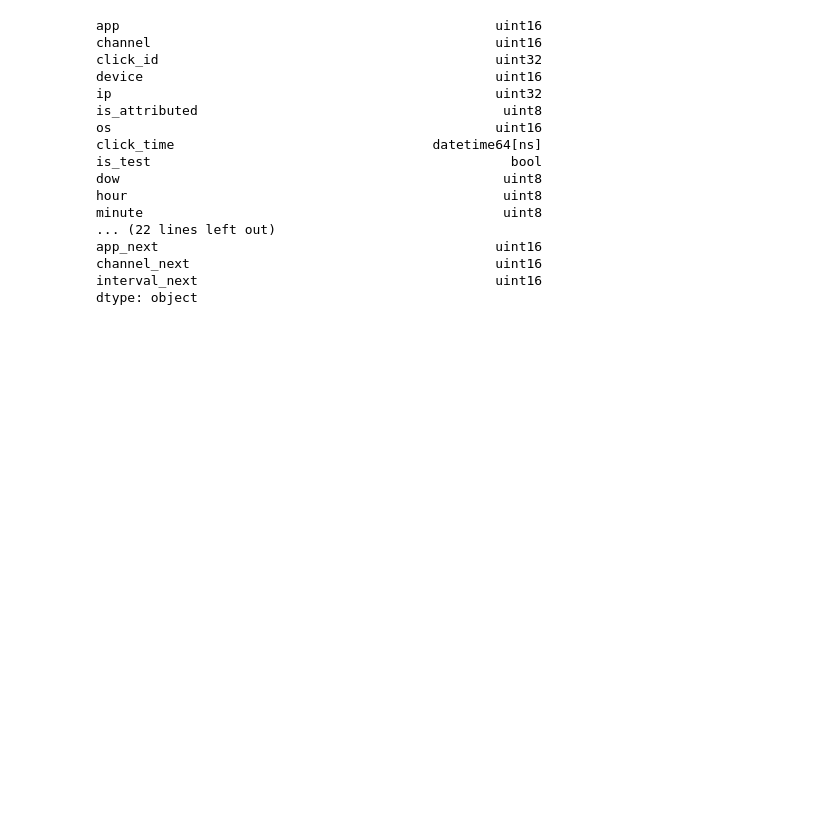
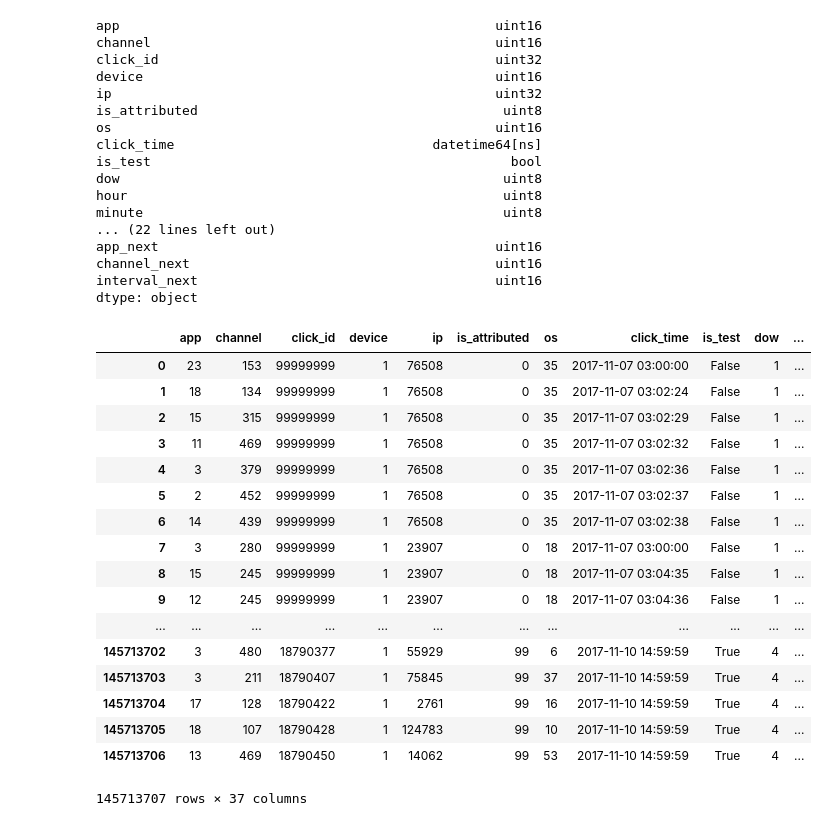
Before and after one commit to kenkoooo/talkingdata-adtracking-fraud-detection, a Jupyter notebook: kuro-beer/notebook/04_create_features_by_unique_id.ipynb, the cells around one changed output. Cells and saved outputs as stored; diff of their text form; code cells hidden in the pictures; blank space fills up the shorter version.

```diff
--- a/kuro-beer/notebook/04_create_features_by_unique_id.ipynb
+++ b/kuro-beer/notebook/04_create_features_by_unique_id.ipynb
@@ -62,7 +62,7 @@ columns = ['ip_os_device_dow_hour', 'ip_os_device_dow_hour_min5']
 %%time
 for col in columns:
     merge = pd.merge(merge,
-                     merge.sort_index().sort_values([col])
+                     merge
                          .groupby(col, as_index=False).ip
                          .count()
                          .rename(columns={"ip": "count_by_" + col})
@@ -381,3 +381,24 @@ app_next                                           uint16
 channel_next                                       uint16
 interval_next                                      uint16
 dtype: object
+# %%
+merge.sort_index()
+# %% [output]
+|  | app | channel | click_id | device | ip | is_attributed | os | click_time | is_test | dow | ... |
+| 0 | 23 | 153 | 99999999 | 1 | 76508 | 0 | 35 | 2017-11-07 03:00:00 | False | 1 | ... |
+| 1 | 18 | 134 | 99999999 | 1 | 76508 | 0 | 35 | 2017-11-07 03:02:24 | False | 1 | ... |
+| 2 | 15 | 315 | 99999999 | 1 | 76508 | 0 | 35 | 2017-11-07 03:02:29 | False | 1 | ... |
+| 3 | 11 | 469 | 99999999 | 1 | 76508 | 0 | 35 | 2017-11-07 03:02:32 | False | 1 | ... |
+| 4 | 3 | 379 | 99999999 | 1 | 76508 | 0 | 35 | 2017-11-07 03:02:36 | False | 1 | ... |
+| 5 | 2 | 452 | 99999999 | 1 | 76508 | 0 | 35 | 2017-11-07 03:02:37 | False | 1 | ... |
+| 6 | 14 | 439 | 99999999 | 1 | 76508 | 0 | 35 | 2017-11-07 03:02:38 | False | 1 | ... |
+| 7 | 3 | 280 | 99999999 | 1 | 23907 | 0 | 18 | 2017-11-07 03:00:00 | False | 1 | ... |
+| 8 | 15 | 245 | 99999999 | 1 | 23907 | 0 | 18 | 2017-11-07 03:04:35 | False | 1 | ... |
+| 9 | 12 | 245 | 99999999 | 1 | 23907 | 0 | 18 | 2017-11-07 03:04:36 | False | 1 | ... |
+| ... | ... | ... | ... | ... | ... | ... | ... | ... | ... | ... | ... |
+| 145713702 | 3 | 480 | 18790377 | 1 | 55929 | 99 | 6 | 2017-11-10 14:59:59 | True | 4 | ... |
+| 145713703 | 3 | 211 | 18790407 | 1 | 75845 | 99 | 37 | 2017-11-10 14:59:59 | True | 4 | ... |
+| 145713704 | 17 | 128 | 18790422 | 1 | 2761 | 99 | 16 | 2017-11-10 14:59:59 | True | 4 | ... |
+| 145713705 | 18 | 107 | 18790428 | 1 | 124783 | 99 | 10 | 2017-11-10 14:59:59 | True | 4 | ... |
+| 145713706 | 13 | 469 | 18790450 | 1 | 14062 | 99 | 53 | 2017-11-10 14:59:59 | True | 4 | ... |
+145713707 rows × 37 columns
```
Also changed, not shown: parts of 17 cells of this notebook, 4 other files.
